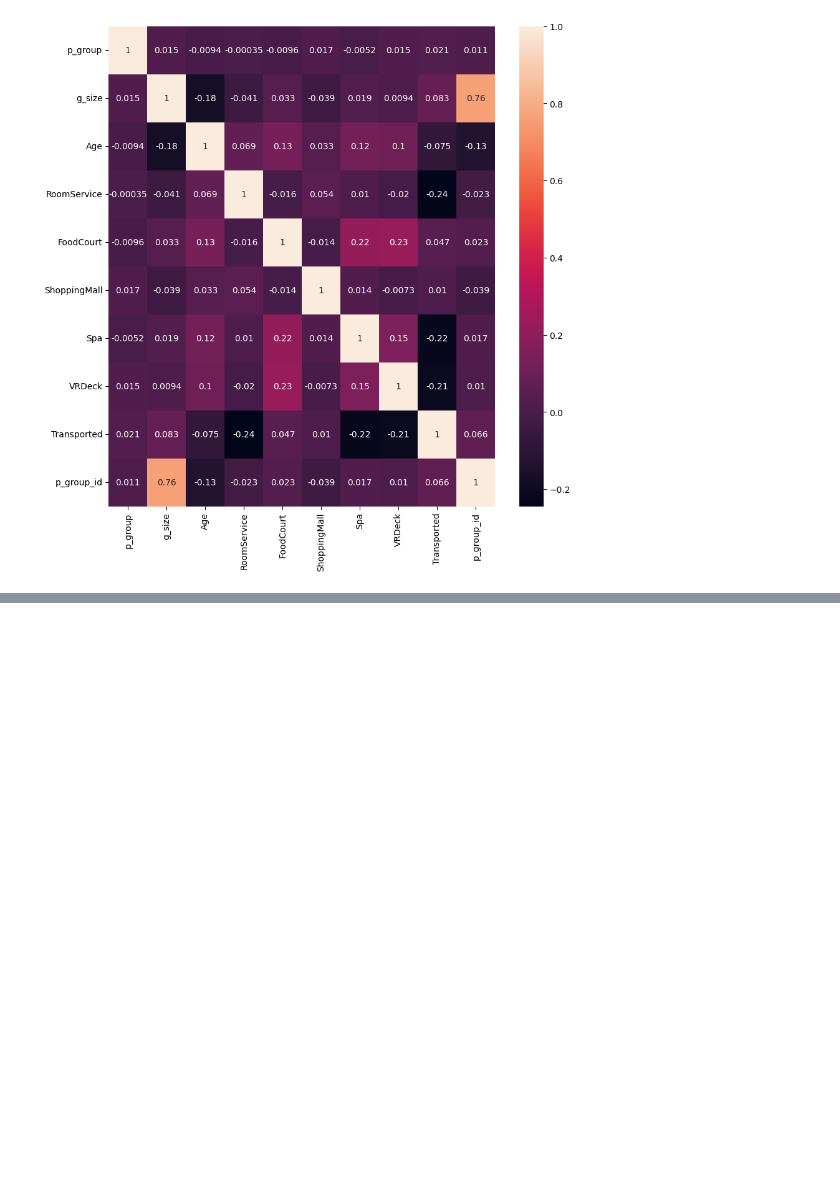
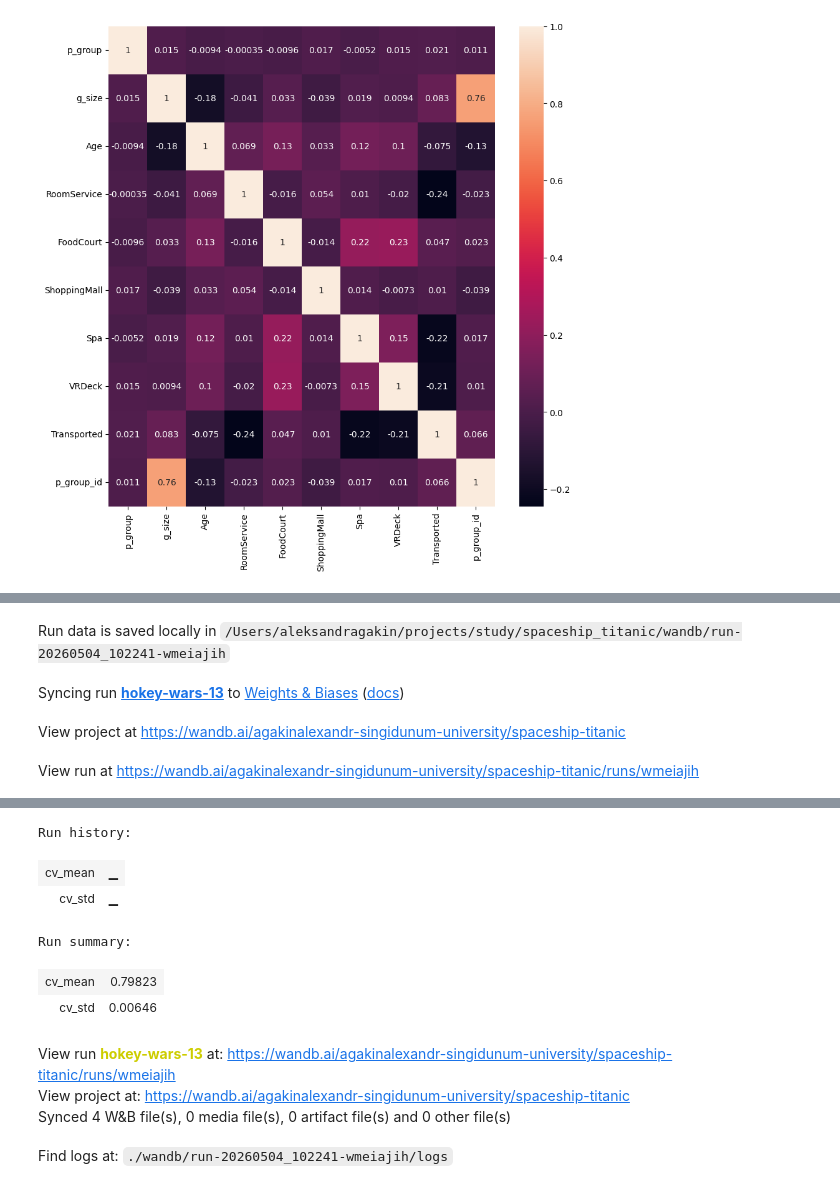
Before and after one commit to alagakin/spaceship_titanic, a Jupyter notebook: exp.ipynb, the cells around one changed output, grey strips where cells are left out. Cells and saved outputs as stored; diff of their text form; code cells hidden in the pictures; blank space fills up the shorter version.

```diff
--- a/exp.ipynb
+++ b/exp.ipynb
@@ -78,0 +169,14 @@ plt.show()
+# %%
+df['VIP'] = df['VIP'].astype(float)
+df['CryoSleep'] = df['CryoSleep'].astype(float)
+# %%
+df['HomePlanet'] = df['HomePlanet'].astype('object').fillna('missing')
+df['Cabin'] = df['Cabin'].astype('object').fillna('missing')
+df['Destination'] = df['Destination'].astype('object').fillna('missing')
+# %%
+from catboost import CatBoostClassifier
+from sklearn.model_selection import train_test_split
+
+
+X = df.drop('Transported', axis=1)
+y = df['Transported']
@@ -78,0 +203,52 @@ plt.show()
+# %%
+import wandb
+import numpy as np
+from sklearn.model_selection import StratifiedKFold
+from sklearn.metrics import accuracy_score
+from catboost import CatBoostClassifier
+
+cat_features = ['HomePlanet', 'Cabin', 'Destination']
+
+wandb.init(
+    project="spaceship-titanic",
+    config={
+        "model": "catboost",
+        "iterations": 3000,
+        "learning_rate": 0.01,
+        "depth": 5,
+        "cv_folds": CV_FOLDS
+    }
+)
+
+config = wandb.config
+
+kf = StratifiedKFold(n_splits=config.cv_folds, shuffle=True, random_state=RANDOM_SEED)
+
+scores = []
+
+for fold, (train_idx, val_idx) in enumerate(kf.split(X, y)):
+    X_train, X_val = X.iloc[train_idx], X.iloc[val_idx]
+    y_train, y_val = y.iloc[train_idx], y.iloc[val_idx]
+
+    model = CatBoostClassifier(
+        iterations=config.iterations,
+        learning_rate=config.learning_rate,
+        depth=config.depth,
+        cat_features=cat_features,
+        verbose=0
+    )
+
+    model.fit(X_train, y_train)
+
+    y_pred = model.predict(X_val)
+    acc = accuracy_score(y_val, y_pred)
+
+    scores.append(acc)
+
+wandb.log({
+    "cv_mean": np.mean(scores),
+    "cv_std": np.std(scores)
+})
+
+wandb.finish()
+# %% [output]
@@ -78,0 +257,4 @@ plt.show()
+Run data is saved locally in /Users/aleksandragakin/projects/study/spaceship_titanic/wandb/run-20260504_102241-wmeiajih
+Syncing run hokey-wars-13 to Weights & Biases (docs)
+View project at https://wandb.ai/agakinalexandr-singidunum-university/spaceship-titanic
+View run at https://wandb.ai/agakinalexandr-singidunum-university/spaceship-titanic/runs/wmeiajih
@@ -78,0 +262,10 @@ plt.show()
+Run history:
+| cv_mean | ▁ |
+| cv_std | ▁ |
+Run summary:
+| cv_mean | 0.79823 |
+| cv_std | 0.00646 |
+View run hokey-wars-13 at: https://wandb.ai/agakinalexandr-singidunum-university/spaceship-titanic/runs/wmeiajih
+View project at: https://wandb.ai/agakinalexandr-singidunum-university/spaceship-titanic
+Synced 4 W&B file(s), 0 media file(s), 0 artifact file(s) and 0 other file(s)
+Find logs at: ./wandb/run-20260504_102241-wmeiajih/logs
```
Also changed, not shown: parts of 18 cells of this notebook, 2 other files.
